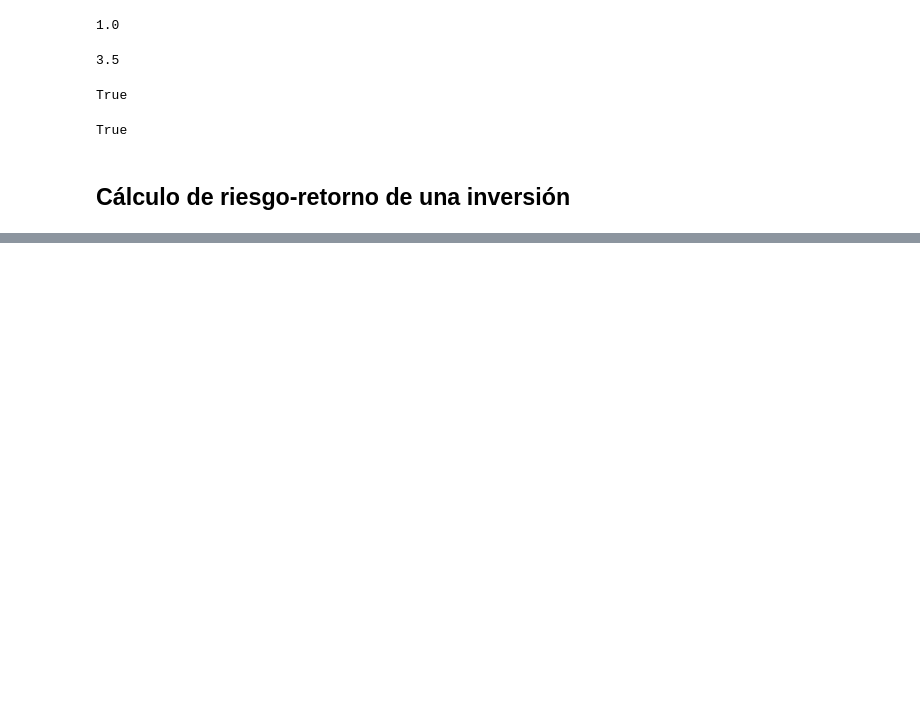
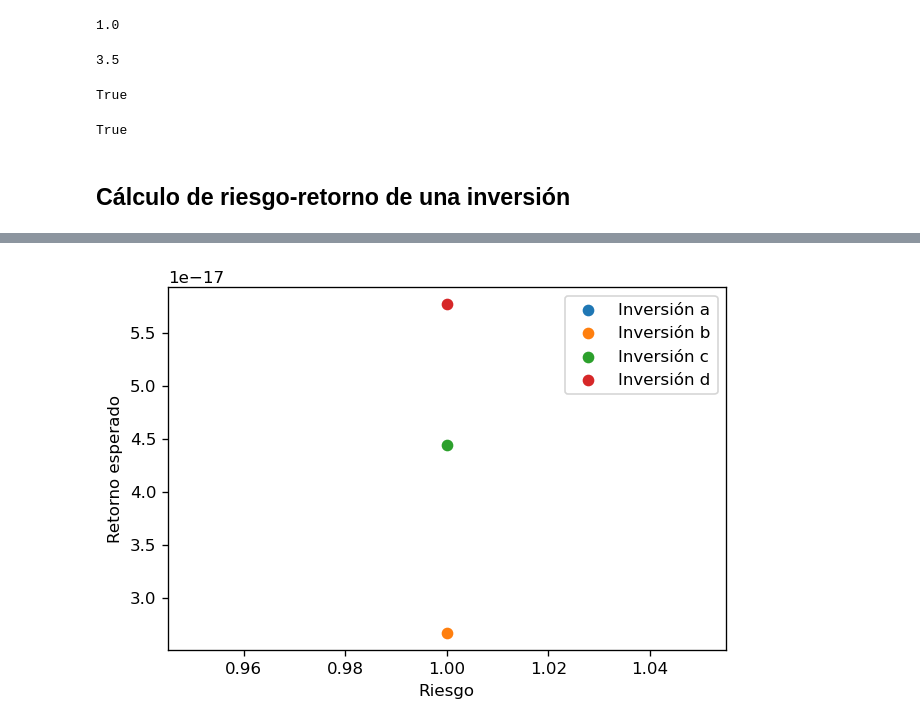
Before and after one commit to chris-mlvz/cursoAlgebraLinealVectores, a Jupyter notebook: desviacion_estandar_y_angulos.ipynb, the cells around one changed output, grey strips where cells are left out. Cells and saved outputs as stored; diff of their text form; code cells hidden in the pictures; blank space fills up the shorter version.

```diff
--- a/desviacion_estandar_y_angulos.ipynb
+++ b/desviacion_estandar_y_angulos.ipynb
@@ -62,0 +126,16 @@ True
+# %%
+I = np.array([az,bz,cz,dz])
+M = np.array([np.mean(x) for x in I])
+S = np.array([np.std(x) for x in I])
+# %%
+fig,ax  = plt.subplots(1,1,dpi=120)
+ax.scatter(S[0],M[0],label='Inversión a')
+ax.scatter(S[1],M[1],label='Inversión b')
+ax.scatter(S[2],M[2],label='Inversión c')
+ax.scatter(S[3],M[3],label='Inversión d')
+ax.set_xlabel('Riesgo')
+ax.set_ylabel('Retorno esperado')
+ax.legend()
+plt.show()
+# %% [output]
+[figure, added]
```
Also changed, not shown: parts of 10 cells of this notebook.
